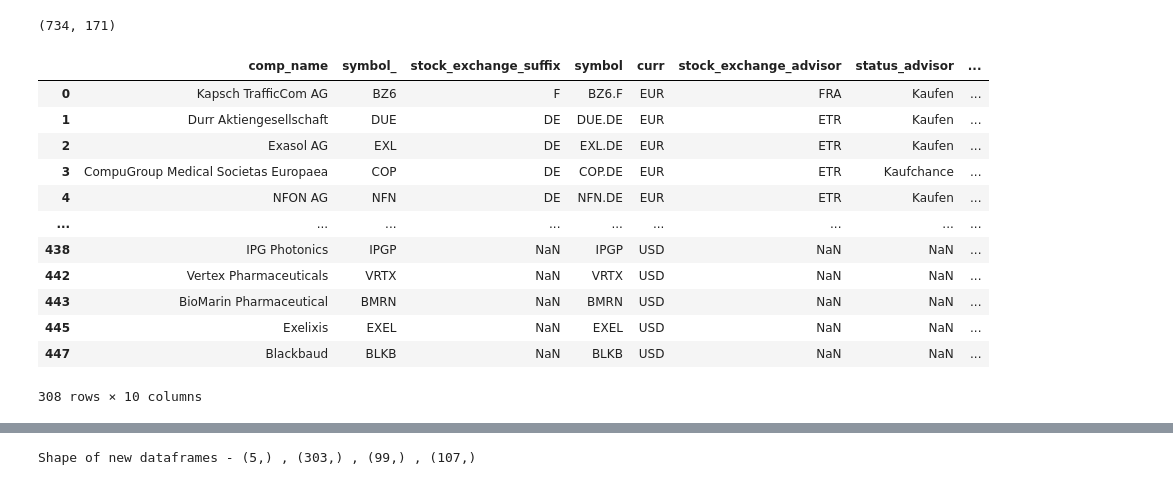
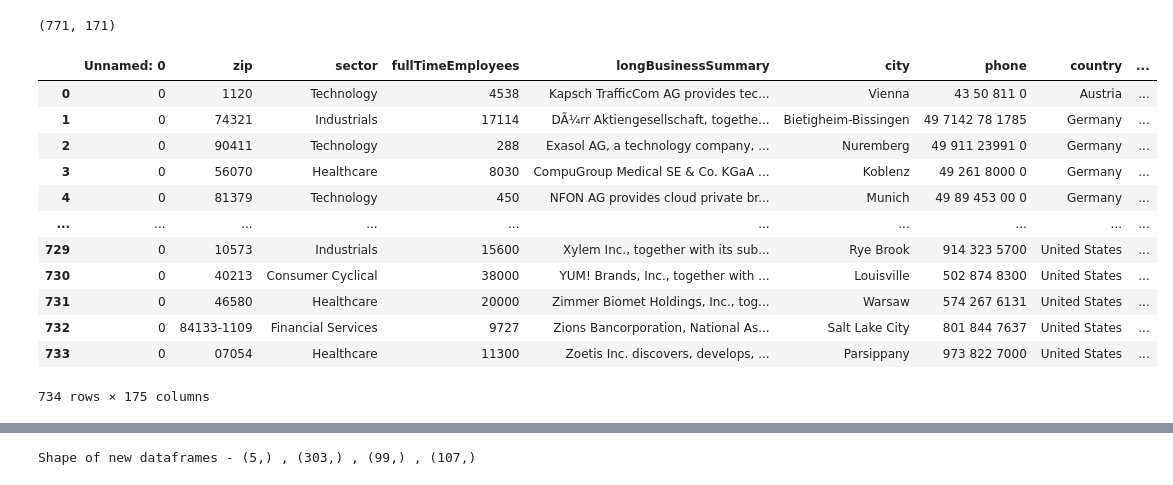
Before and after one commit to DarkSlideRider/IronHack_Final_Project, a Jupyter notebook: yfinance-Copy1.ipynb, the cells around one changed output, grey strips where cells are left out. Saved outputs shown, nothing was run; the diff lists cells and outputs as text; code cells hidden in the pictures.

```diff
--- a/yfinance-Copy1.ipynb
+++ b/yfinance-Copy1.ipynb
@@ -45,26 +36,0 @@ df_1.shape
-# %%
-df_1 = df_1.drop_duplicates(subset=['symbol'])
-df_1.shape
-# %% [output]
-(734, 171)
-# %%
-# rename key_column
-df_adv = df_adv.rename(columns={'ticker': 'symbol', 'symbol':'symbol_'})
-
-# drop duplicates with same symbol/ ticker
-df_adv = df_adv.drop_duplicates(subset=['symbol'])
-df_adv
-# %% [output]
-|  | comp_name | symbol_ | stock_exchange_suffix | symbol | curr | stock_exchange_advisor | status_advisor | ... |
-| 0 | Kapsch TrafficCom AG | BZ6 | F | BZ6.F | EUR | FRA | Kaufen | ... |
-| 1 | Durr Aktiengesellschaft | DUE | DE | DUE.DE | EUR | ETR | Kaufen | ... |
-| 2 | Exasol AG | EXL | DE | EXL.DE | EUR | ETR | Kaufen | ... |
-| 3 | CompuGroup Medical Societas Europaea | COP | DE | COP.DE | EUR | ETR | Kaufchance | ... |
-| 4 | NFON AG | NFN | DE | NFN.DE | EUR | ETR | Kaufen | ... |
-| ... | ... | ... | ... | ... | ... | ... | ... | ... |
-| 438 | IPG Photonics | IPGP | NaN | IPGP | USD | NaN | NaN | ... |
-| 442 | Vertex Pharmaceuticals | VRTX | NaN | VRTX | USD | NaN | NaN | ... |
-| 443 | BioMarin Pharmaceutical | BMRN | NaN | BMRN | USD | NaN | NaN | ... |
-| 445 | Exelixis | EXEL | NaN | EXEL | USD | NaN | NaN | ... |
-| 447 | Blackbaud | BLKB | NaN | BLKB | USD | NaN | NaN | ... |
-308 rows × 10 columns
@@ -74,0 +37,49 @@ df_1 = pd.merge(df_1, df_adv[['symbol','status_advisor','date_advisor',
+# %%
+# Analysis constists of 3 tables: stock advisor company info = df_1,
+# SnP500 company info = df_2, stock tips = df_adv
+df_1 = xlsx_df('test.info.xlsx')
+df_2 = csv_df('df_info_465_2021.10.04 21_31_53.csv')
+df_adv = csv_df('advisor stocks.csv')
+
+# Company info tables are appended
+df_1 = df_1.append(df_2)
+
+# Duplicates are dropped to join with stock tips df_adv
+df_1 = df_1.drop_duplicates(subset=['symbol'])
+df_1.shape
+
+
+# Stock tips df_adv has to be prepared for left join, renaming, drop duplicates
+
+# rename key_column
+df_adv = df_adv.rename(columns={'ticker': 'symbol', 'symbol':'symbol_'})
+
+# drop duplicates with same symbol/ ticker
+df_adv = df_adv.drop_duplicates(subset=['symbol'])
+df_adv
+
+# left join on 'symbol' getting columns 'status_advisor', 'date_advisor', 'price_when_advised', 'source_advisor'
+df_1 = pd.merge(df_1, df_adv[['symbol','status_advisor','date_advisor',
+                             'price_when_advised','source_advisor']],on='symbol', how='left')
+# %% [output]
+(771, 171)
+# %%
+# Storing the result to prepare df for K-means
+now = datetime.datetime.now()
+now = now.strftime("%Y.%m.%d %H_%M_%S")
+len_df_1 = str(len(df_1))
+df_1.to_excel('df_1'+len_df+'_'+now+'.xlsx')
+# %% [output]
+|  | Unnamed: 0 | zip | sector | fullTimeEmployees | longBusinessSummary | city | phone | country | ... |
+| 0 | 0 | 1120 | Technology | 4538 | Kapsch TrafficCom AG provides tec... | Vienna | 43 50 811 0 | Austria | ... |
+| 1 | 0 | 74321 | Industrials | 17114 | DÃ¼rr Aktiengesellschaft, togethe... | Bietigheim-Bissingen | 49 7142 78 1785 | Germany | ... |
+| 2 | 0 | 90411 | Technology | 288 | Exasol AG, a technology company, ... | Nuremberg | 49 911 23991 0 | Germany | ... |
+| 3 | 0 | 56070 | Healthcare | 8030 | CompuGroup Medical SE & Co. KGaA ... | Koblenz | 49 261 8000 0 | Germany | ... |
+| 4 | 0 | 81379 | Technology | 450 | NFON AG provides cloud private br... | Munich | 49 89 453 00 0 | Germany | ... |
+| ... | ... | ... | ... | ... | ... | ... | ... | ... | ... |
+| 729 | 0 | 10573 | Industrials | 15600 | Xylem Inc., together with its sub... | Rye Brook | 914 323 5700 | United States | ... |
+| 730 | 0 | 40213 | Consumer Cyclical | 38000 | YUM! Brands, Inc., together with ... | Louisville | 502 874 8300 | United States | ... |
+| 731 | 0 | 46580 | Healthcare | 20000 | Zimmer Biomet Holdings, Inc., tog... | Warsaw | 574 267 6131 | United States | ... |
+| 732 | 0 | 84133-1109 | Financial Services | 9727 | Zions Bancorporation, National As... | Salt Lake City | 801 844 7637 | United States | ... |
+| 733 | 0 | 07054 | Healthcare | 11300 | Zoetis Inc. discovers, develops, ... | Parsippany | 973 822 7000 | United States | ... |
+734 rows × 175 columns
```
Also changed, not shown: parts of 7 cells of this notebook, 3 other files.
